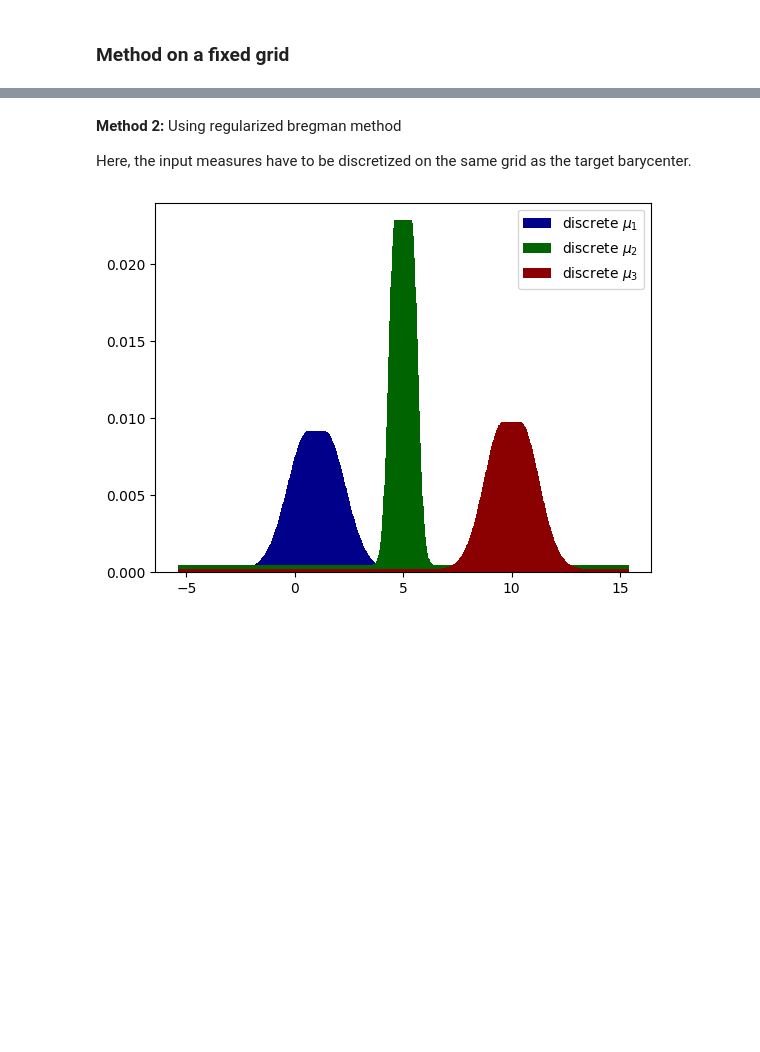
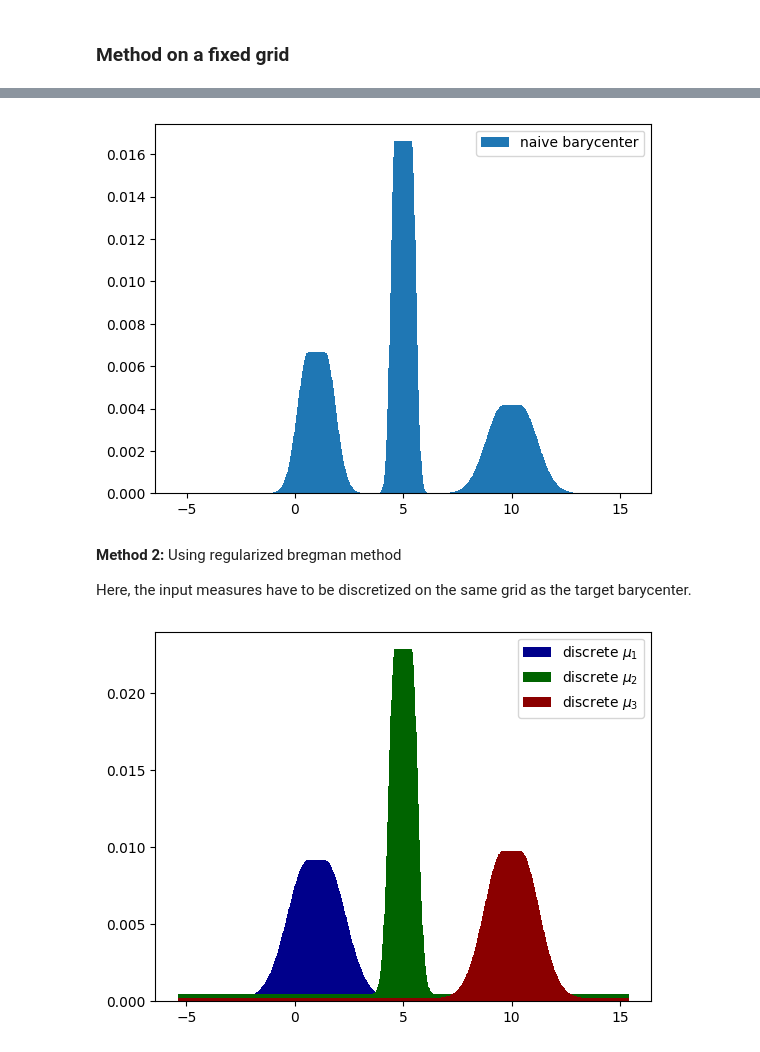
Before and after one commit to InesVATI/projectOT_stochastic_wasserstein_barycenters, a Jupyter notebook: code/experiments.ipynb, the cells around one changed output, grey strips where cells are left out. Saved outputs shown, nothing was run; the diff lists cells and outputs as text; code cells hidden in the pictures; blank space fills up the shorter version.

```diff
--- a/code/experiments.ipynb
+++ b/code/experiments.ipynb
@@ -35,6 +31,6 @@ plt.show()
 ### Method on a fixed grid
 # %%
 # fixed grid
-M = 800
+M = 500
 x = np.linspace(-5, 15, M)
 # %% [markdown]
@@ -44,3 +38,24 @@ x = np.linspace(-5, 15, M)
+# %%
+time_naive_0 = time.time()
+
+coeffs = np.zeros(M)
+for j in range(3):
+    coeffs += norm.pdf(x, loc=means[j], scale=stds[j])
+coeffs /= np.sum(coeffs)
+
+time_naive_1 = time.time()
+
+# plot barycenter
+plt.bar(x, coeffs, label='naive barycenter')
+# plt.plot(t, norm.pdf(t, loc=means[0], scale=stds[0]), label='$\mu_1$')
+# plt.plot(t, norm.pdf(t, loc=means[1], scale=stds[1]), label='$\mu_2$')
+# plt.plot(t, norm.pdf(t, loc=means[2], scale=stds[2]), label='$\mu_3$')
+
+plt.legend()
+
+plt.show()
+# %% [output]
+[figure, added]
 # %% [markdown]
 **Method 2:** Using regularized bregman method
 
```
Also changed, not shown: parts of 26 cells of this notebook.
